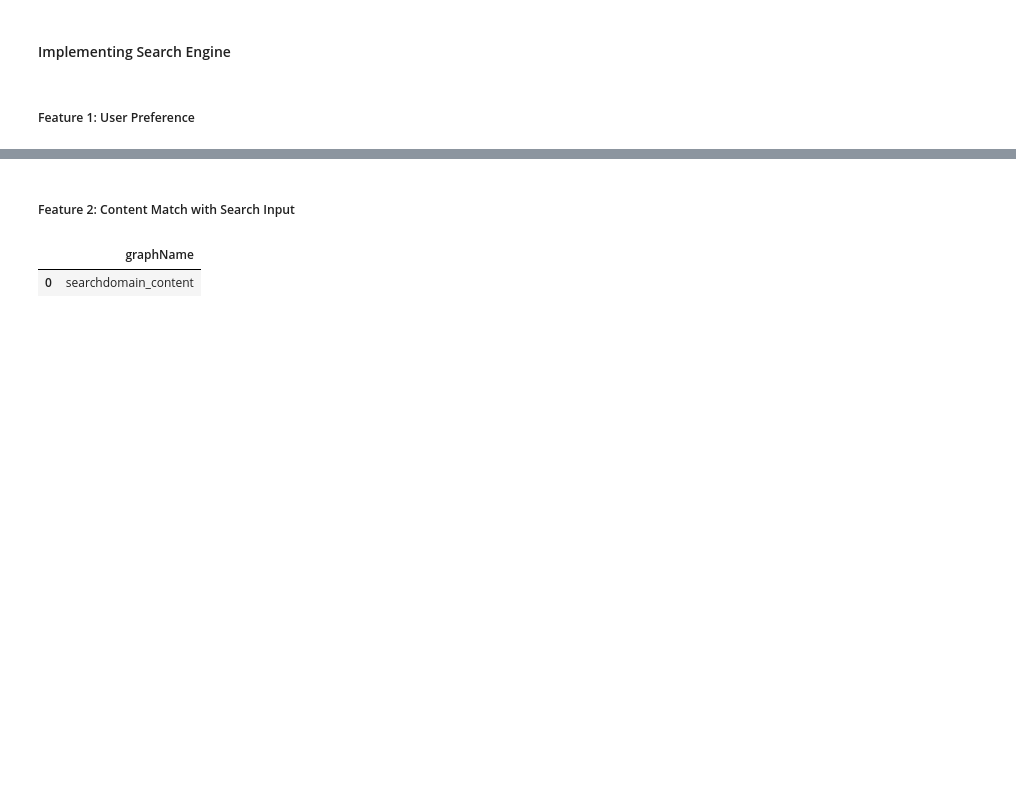
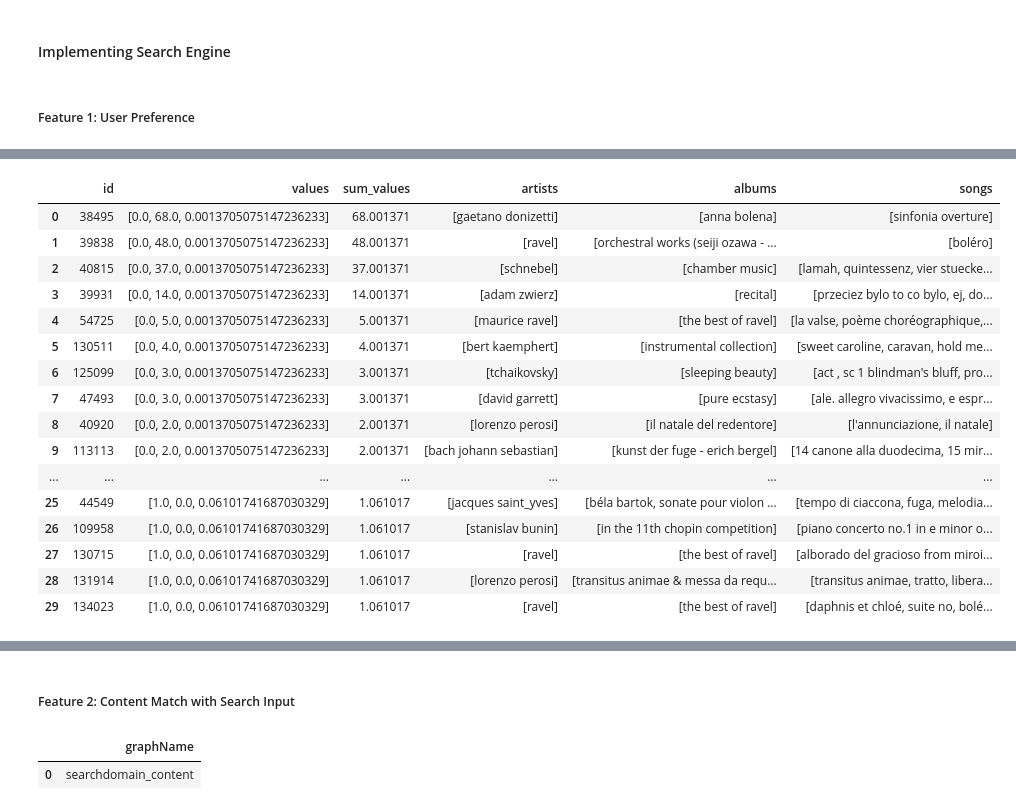
Before and after one commit to julianschelb/gdma-project, a Jupyter notebook: 04_Searching_and_Ranking.ipynb, the cells around one changed output, grey strips where cells are left out. Saved outputs shown, nothing was run; the diff lists cells and outputs as text; code cells hidden in the pictures; blank space fills up the shorter version.

```diff
--- a/04_Searching_and_Ranking.ipynb
+++ b/04_Searching_and_Ranking.ipynb
@@ -264,2 +261,46 @@ dtf_data.head(30)
+# %%
+query = """
+CALL gds.graph.streamNodeProperties('searchdomain_preference', ['score_eig', 'score_deg', 'score_cln'])
+YIELD nodeId, nodeProperty, propertyValue
+WITH nodeId, gds.util.asNode(nodeId).id AS id, nodeProperty, propertyValue
+
+ORDER BY nodeId, nodeProperty
+WITH  nodeId, gds.util.asNode(nodeId).id as id,
+collect(nodeProperty) as properties , collect(propertyValue) as values, sum(propertyValue) as sum_values
+
+MATCH (n:CD)
+WHERE n.id = id
+MATCH (n)-[:CONTAINS]->(ar:Artist)
+MATCH (n)-[:CONTAINS]->(ab:Album)
+MATCH (n)-[:CONTAINS]->(so:Song)
+RETURN id,
+values, sum_values,
+collect(DISTINCT ar.artist) as artists,
+collect(DISTINCT ab.album) as albums,
+collect(DISTINCT so.song) as songs
+ORDER BY sum_values DESC
+LIMIT 100
+"""
+
+dtf_data = pd.DataFrame([dict(_) for _ in session.run(query)])
+dtf_data.head(30)
+# %% [output]
+|  | id | values | sum_values | artists | albums | songs |
+| 0 | 38495 | [0.0, 68.0, 0.0013705075147236233] | 68.001371 | [gaetano donizetti] | [anna bolena] | [sinfonia overture] |
+| 1 | 39838 | [0.0, 48.0, 0.0013705075147236233] | 48.001371 | [ravel] | [orchestral works (seiji ozawa - ... | [boléro] |
+| 2 | 40815 | [0.0, 37.0, 0.0013705075147236233] | 37.001371 | [schnebel] | [chamber music] | [lamah, quintessenz, vier stuecke... |
+| 3 | 39931 | [0.0, 14.0, 0.0013705075147236233] | 14.001371 | [adam zwierz] | [recital] | [przeciez bylo to co bylo, ej, do... |
+| 4 | 54725 | [0.0, 5.0, 0.0013705075147236233] | 5.001371 | [maurice ravel] | [the best of ravel] | [la valse, poème choréographique,... |
+| 5 | 130511 | [0.0, 4.0, 0.0013705075147236233] | 4.001371 | [bert kaemphert] | [instrumental collection] | [sweet caroline, caravan, hold me... |
+| 6 | 125099 | [0.0, 3.0, 0.0013705075147236233] | 3.001371 | [tchaikovsky] | [sleeping beauty] | [act , sc 1 blindman's bluff, pro... |
+| 7 | 47493 | [0.0, 3.0, 0.0013705075147236233] | 3.001371 | [david garrett] | [pure ecstasy] | [ale. allegro vivacissimo, e espr... |
+| 8 | 40920 | [0.0, 2.0, 0.0013705075147236233] | 2.001371 | [lorenzo perosi] | [il natale del redentore] | [l'annunciazione, il natale] |
+| 9 | 113113 | [0.0, 2.0, 0.0013705075147236233] | 2.001371 | [bach johann sebastian] | [kunst der fuge - erich bergel] | [14 canone alla duodecima, 15 mir... |
+| ... | ... | ... | ... | ... | ... | ... |
+| 25 | 44549 | [1.0, 0.0, 0.06101741687030329] | 1.061017 | [jacques saint_yves] | [béla bartok, sonate pour violon ... | [tempo di ciaccona, fuga, melodia... |
+| 26 | 109958 | [1.0, 0.0, 0.06101741687030329] | 1.061017 | [stanislav bunin] | [in the 11th chopin competition] | [piano concerto no.1 in e minor o... |
+| 27 | 130715 | [1.0, 0.0, 0.06101741687030329] | 1.061017 | [ravel] | [the best of ravel] | [alborado del gracioso from miroi... |
+| 28 | 131914 | [1.0, 0.0, 0.06101741687030329] | 1.061017 | [lorenzo perosi] | [transitus animae & messa da requ... | [transitus animae, tratto, libera... |
+| 29 | 134023 | [1.0, 0.0, 0.06101741687030329] | 1.061017 | [ravel] | [the best of ravel] | [daphnis et chloé, suite no, bolé... |
 # %%
 query = """
```
Also changed, not shown: parts of 13 cells of this notebook.
